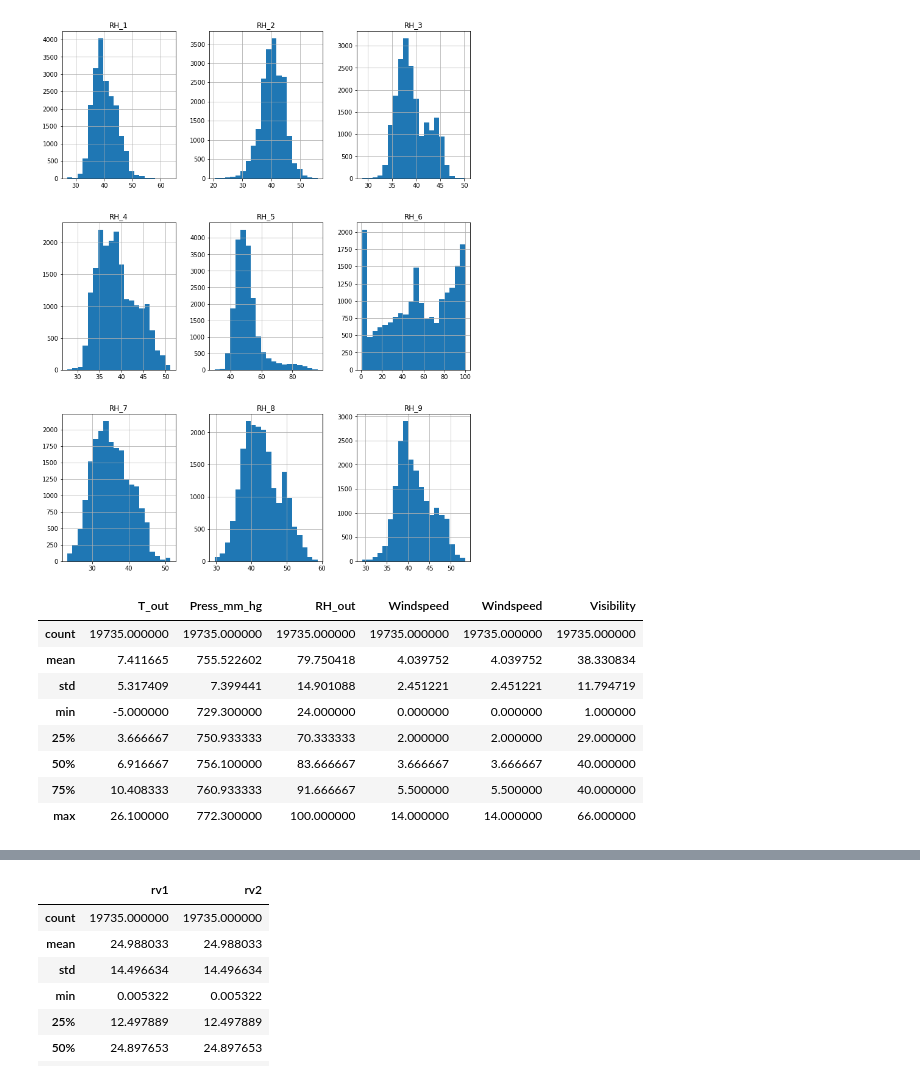
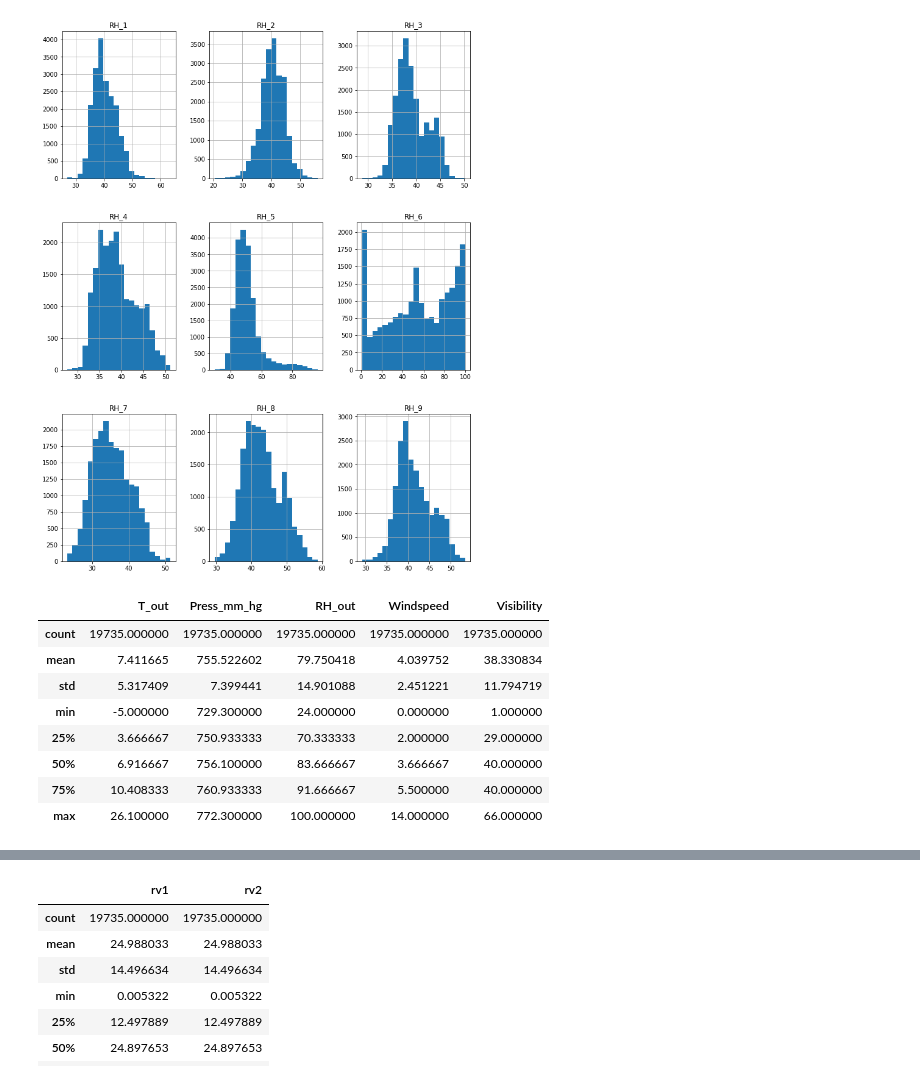
Before and after one commit to Mmbsaksd/Appliance-Energy-Prediction, a Jupyter notebook: Appliance_Energy_Prediction.ipynb, the cells around one changed output, grey strips where cells are left out. Drawn from its saved outputs; the diff is of its cells as text; code cells hidden in the pictures.

```diff
--- a/Appliance_Energy_Prediction.ipynb
+++ b/Appliance_Energy_Prediction.ipynb
@@ -187,18 +183,18 @@ cols_humidity.hist(bins=20, figsize=(12,16));
 [figure]
 # %%
 #Checking the weather variation
-cols_weather = eng_df[['T_out', 'Press_mm_hg', 'RH_out', 'Windspeed', 'Windspeed','Visibility']]
+cols_weather = eng_df[['T_out', 'Press_mm_hg', 'RH_out', 'Windspeed','Visibility']]
 cols_weather.describe()
 # %% [output]
-|  | T_out | Press_mm_hg | RH_out | Windspeed | Windspeed | Visibility |
-| count | 19735.000000 | 19735.000000 | 19735.000000 | 19735.000000 | 19735.000000 | 19735.000000 |
-| mean | 7.411665 | 755.522602 | 79.750418 | 4.039752 | 4.039752 | 38.330834 |
-| std | 5.317409 | 7.399441 | 14.901088 | 2.451221 | 2.451221 | 11.794719 |
-| min | -5.000000 | 729.300000 | 24.000000 | 0.000000 | 0.000000 | 1.000000 |
-| 25% | 3.666667 | 750.933333 | 70.333333 | 2.000000 | 2.000000 | 29.000000 |
-| 50% | 6.916667 | 756.100000 | 83.666667 | 3.666667 | 3.666667 | 40.000000 |
-| 75% | 10.408333 | 760.933333 | 91.666667 | 5.500000 | 5.500000 | 40.000000 |
-| max | 26.100000 | 772.300000 | 100.000000 | 14.000000 | 14.000000 | 66.000000 |
+|  | T_out | Press_mm_hg | RH_out | Windspeed | Visibility |
+| count | 19735.000000 | 19735.000000 | 19735.000000 | 19735.000000 | 19735.000000 |
+| mean | 7.411665 | 755.522602 | 79.750418 | 4.039752 | 38.330834 |
+| std | 5.317409 | 7.399441 | 14.901088 | 2.451221 | 11.794719 |
+| min | -5.000000 | 729.300000 | 24.000000 | 0.000000 | 1.000000 |
+| 25% | 3.666667 | 750.933333 | 70.333333 | 2.000000 | 29.000000 |
+| 50% | 6.916667 | 756.100000 | 83.666667 | 3.666667 | 40.000000 |
+| 75% | 10.408333 | 760.933333 | 91.666667 | 5.500000 | 40.000000 |
+| max | 26.100000 | 772.300000 | 100.000000 | 14.000000 | 66.000000 |
 # %%
 #Ploting the histogram on weather to find distribution
 cols_weather.hist(bins=20, figsize=(12,16));
```
Also changed, not shown: parts of 18 cells of this notebook.
